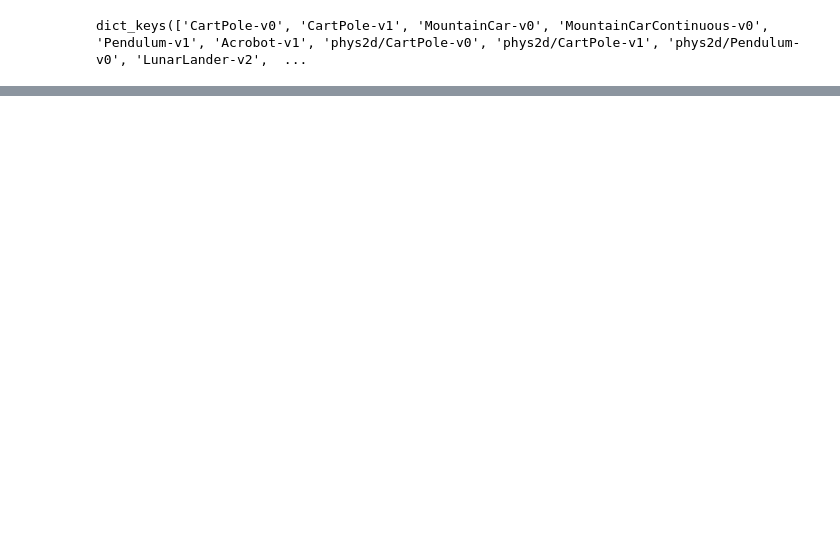
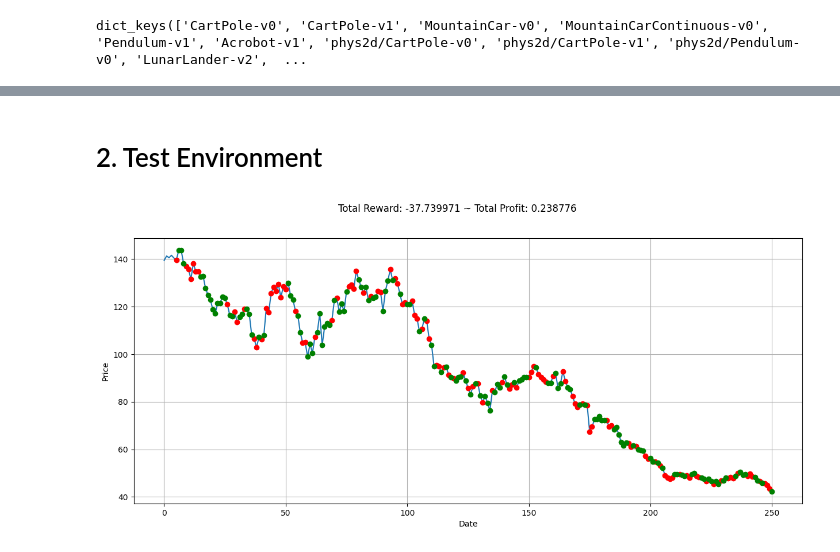
Before and after one commit to jaunewick/python-trading-bot-reinforcement-learning, a Jupyter notebook: trading_bot_prototype.ipynb, the cells around one changed output, grey strips where cells are left out. Drawn from its saved outputs; the diff is of its cells as text; code cells hidden in the pictures; blank space fills up the shorter version.

Commit message:
Updated NVDA data & test environment w/ random actions

```diff
--- a/trading_bot_prototype.ipynb
+++ b/trading_bot_prototype.ipynb
@@ -101,0 +99,21 @@ array([[ 1.4052e+02,  0.0000e+00],
+# %% [markdown]
+# 2. Test Environment
+# %%
+state = env.reset()
+done = False
+truncated = False
+
+while not (done or truncated):
+    # Take a random action
+    action = env.action_space.sample()
+    n_state, reward, done, truncated, info = env.step(action)
+
+plt.figure(figsize=(15,6))
+plt.cla()
+env.render_all()
+plt.xlabel('Date')
+plt.ylabel('Price')
+plt.grid(True)
+plt.show()
+# %% [output]
+[figure, added]
```
Also changed, not shown: parts of 4 cells of this notebook, 1 other file.
